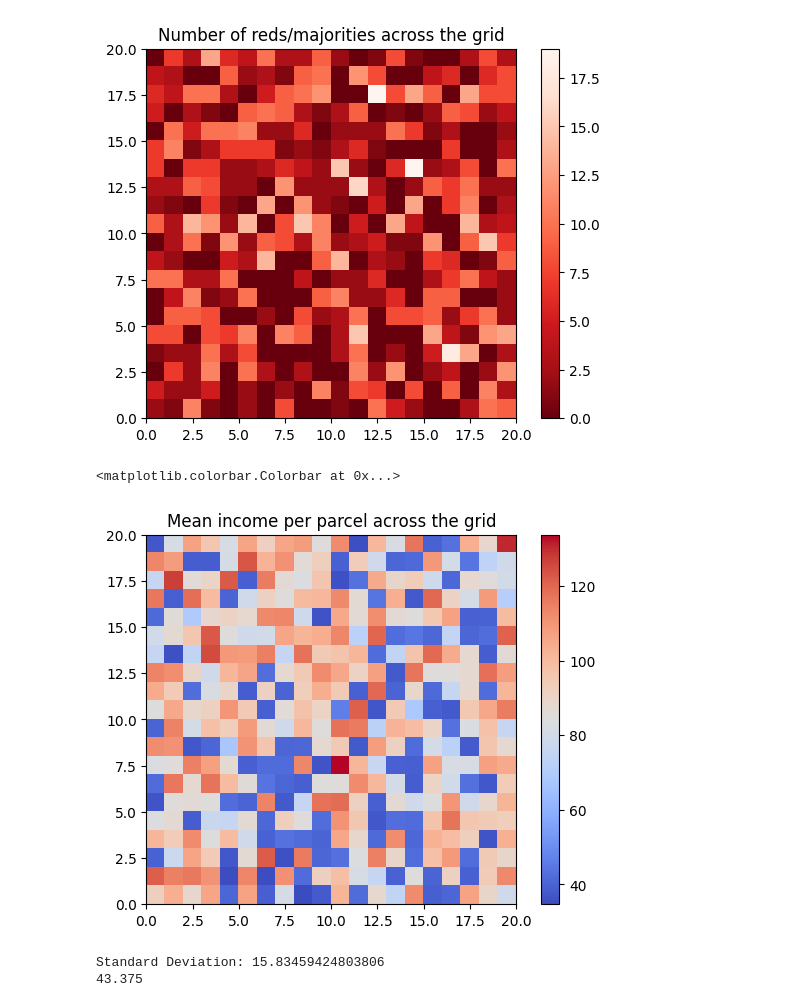
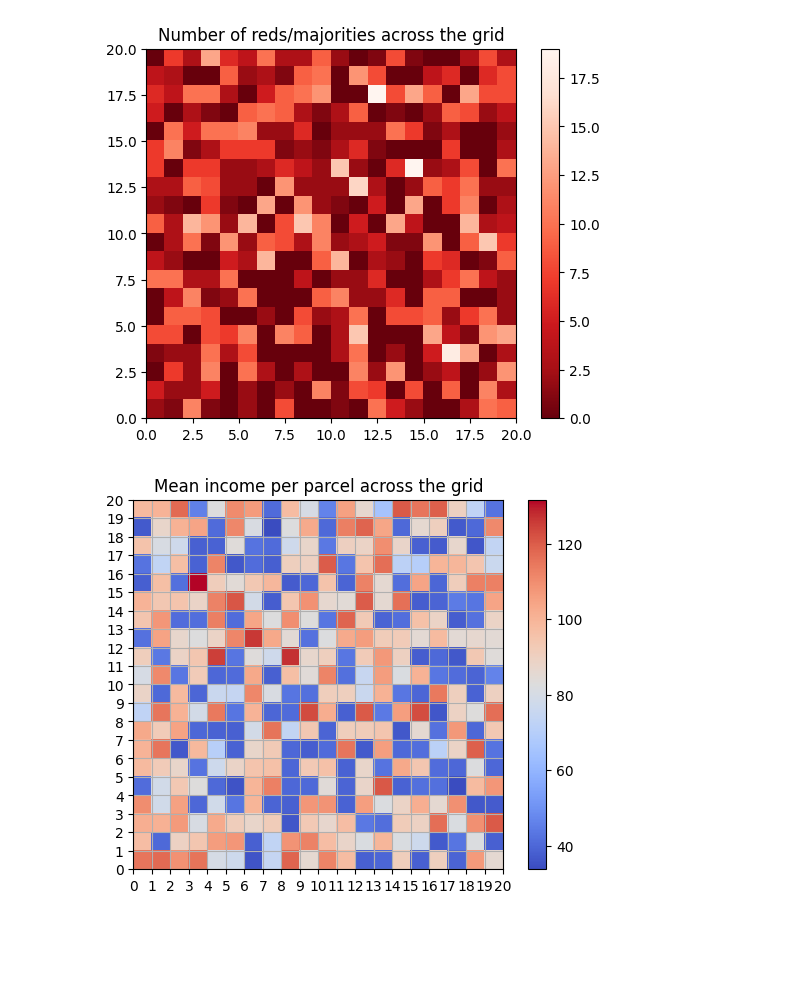
Before and after one commit to AnnedeKoeijer/Schelling_reloaded_2.0, a Jupyter notebook: Model2/analysis.ipynb, the cells around one changed output. Cells and saved outputs as stored; diff of their text form; code cells hidden in the pictures; blank space fills up the shorter version.

```diff
--- a/Model2/analysis.ipynb
+++ b/Model2/analysis.ipynb
@@ -12,6 +12,5 @@ today
 # %%
 #Running the model for a certain amount of steps
-while model.running and model.schedule.steps < 20:
+while model.running and model.schedule.steps < 30:
     model.step()
-print(model.schedule.steps) # Show how many steps have actually run
 # %% [output]
@@ -56,11 +67,18 @@ for cell in model.grid.coord_iter():
     for agent in cell_content:
         if agent.type == 1:
             number_blues += 1
-    agent_count = number_blues
-    agent_counts[x][y] = agent_count
+    agent_counts[x][y] = number_blues
 plt.imshow(agent_counts,  cmap="Blues_r",interpolation='nearest', extent=(0, model.grid.width, 0, model.grid.height))
 plt.title('Number of blues/minorities across the grid')
 plt.colorbar()
+
+# Set grid lines to be every 1 unit
+plt.xticks(np.arange(0, model.grid.width+1, 1))
+plt.yticks(np.arange(0, model.grid.height+1, 1))
+
+# Add grid
+plt.grid(True)
+plt.show()
 # %% [output]
 <matplotlib.colorbar.Colorbar at 0x...>
 [figure]
@@ -74,43 +92,44 @@ for cell in model.grid.coord_iter():
     for agent in cell_content:
         if agent.type == 0:
             number_reds += 1
-    agent_count = number_reds
-    agent_counts[x][y] = agent_count
+    agent_counts[x][y] = number_reds
 plt.imshow(agent_counts,cmap="Reds_r", interpolation='nearest', extent=(0, model.grid.width, 0, model.grid.height))
 plt.title('Number of reds/majorities across the grid')
 plt.colorbar()
+
+# Set grid lines to be every 1 unit
+plt.xticks(np.arange(0, model.grid.width+1, 1))
+plt.yticks(np.arange(0, model.grid.height+1, 1))
+
+# Add grid
+plt.grid(True)
+plt.show()
 # %% [output]
 <matplotlib.colorbar.Colorbar at 0x...>
 [figure]
 # %%
 from statistics import mean
 
 agent_counts = np.zeros((model.grid.width, model.grid.height))
 for cell in model.grid.coord_iter():
     list_income = []
     cell_content = cell[0]
     x = cell[1][0]
     y = cell[1][1]
     for agent in cell_content:
         list_income.append(agent.income)
     mean_income = mean(list_income)
-    agent_count = mean_income
-    agent_counts[x][y] = agent_count
+    agent_counts[x][y] = mean_income
 plt.imshow(agent_counts, cmap="coolwarm", interpolation='nearest', extent=(0, model.grid.width, 0, model.grid.height))
 plt.title('Mean income per parcel across the grid')
 plt.colorbar()
+
+# Set grid lines to be every 1 unit
+plt.xticks(np.arange(0, model.grid.width+1, 1))
+plt.yticks(np.arange(0, model.grid.height+1, 1))
+
+# Add grid
+plt.grid(True)
+plt.show()
 # %% [output]
-<matplotlib.colorbar.Colorbar at 0x...>
-[figure, old version]
+[figure, new version]
-# %%
-import numpy as np
-
-income_data = [20, 25, 27, 55, 60, 62, 53, 45]
-
-std_dev = np.std(income_data)
-mean_data = np.mean(income_data)
-print("Standard Deviation:", std_dev)
-print(mean_data)
-# %% [output]
-Standard Deviation: 15.83459424803806
-43.375
```
Also changed, not shown: parts of 4 cells of this notebook, 11 other files.
